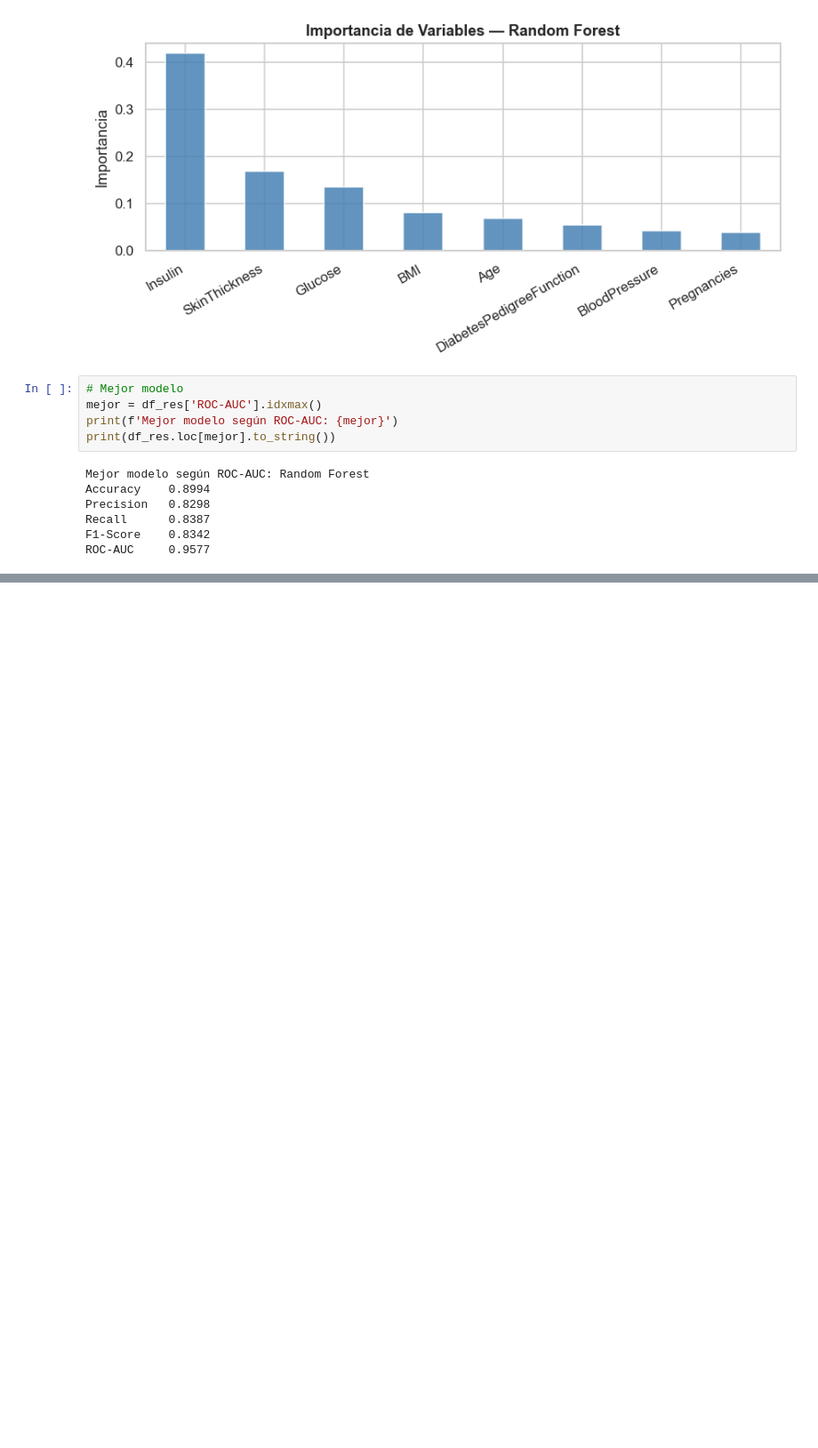
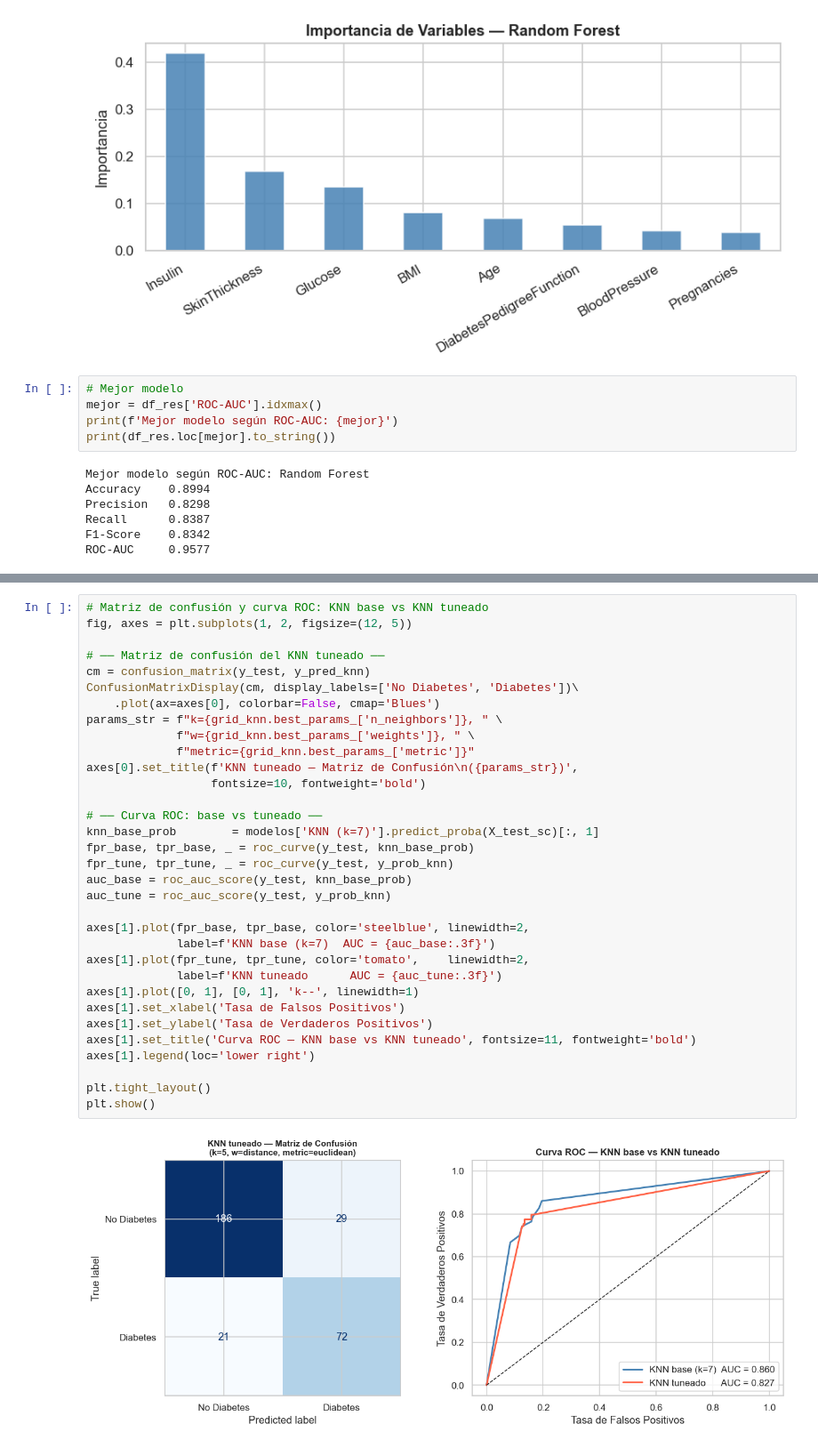
Before and after one commit to 23-Andres-QC/ProyectoFinalMineria, a Jupyter notebook: DiabetesScriptMediana.ipynb, the cells around one changed output, grey strips where cells are left out. Shown at 89% size. Saved outputs shown, nothing was run; the diff lists cells and outputs as text; blank space fills up the shorter version.

```diff
--- a/DiabetesScriptMediana.ipynb
+++ b/DiabetesScriptMediana.ipynb
@@ -802,3 +993,38 @@ ROC-AUC     0.9577
+# %%
+# Matriz de confusión y curva ROC: KNN base vs KNN tuneado
+fig, axes = plt.subplots(1, 2, figsize=(12, 5))
+
+# ── Matriz de confusión del KNN tuneado ──
+cm = confusion_matrix(y_test, y_pred_knn)
+ConfusionMatrixDisplay(cm, display_labels=['No Diabetes', 'Diabetes'])\
+    .plot(ax=axes[0], colorbar=False, cmap='Blues')
+params_str = f"k={grid_knn.best_params_['n_neighbors']}, " \
+             f"w={grid_knn.best_params_['weights']}, " \
+             f"metric={grid_knn.best_params_['metric']}"
+axes[0].set_title(f'KNN tuneado — Matriz de Confusión\n({params_str})',
+                  fontsize=10, fontweight='bold')
+
+# ── Curva ROC: base vs tuneado ──
+knn_base_prob        = modelos['KNN (k=7)'].predict_proba(X_test_sc)[:, 1]
+fpr_base, tpr_base, _ = roc_curve(y_test, knn_base_prob)
+fpr_tune, tpr_tune, _ = roc_curve(y_test, y_prob_knn)
+auc_base = roc_auc_score(y_test, knn_base_prob)
+auc_tune = roc_auc_score(y_test, y_prob_knn)
+
+axes[1].plot(fpr_base, tpr_base, color='steelblue', linewidth=2,
+             label=f'KNN base (k=7)  AUC = {auc_base:.3f}')
+axes[1].plot(fpr_tune, tpr_tune, color='tomato',    linewidth=2,
+             label=f'KNN tuneado      AUC = {auc_tune:.3f}')
+axes[1].plot([0, 1], [0, 1], 'k--', linewidth=1)
+axes[1].set_xlabel('Tasa de Falsos Positivos')
+axes[1].set_ylabel('Tasa de Verdaderos Positivos')
+axes[1].set_title('Curva ROC — KNN base vs KNN tuneado', fontsize=11, fontweight='bold')
+axes[1].legend(loc='lower right')
+
+plt.tight_layout()
+plt.show()
+# %% [output]
+[figure, added]
 # %% [markdown]
 ---
 ## Conclusiones
```
Also changed, not shown: parts of 11 cells of this notebook, 1 other file.
